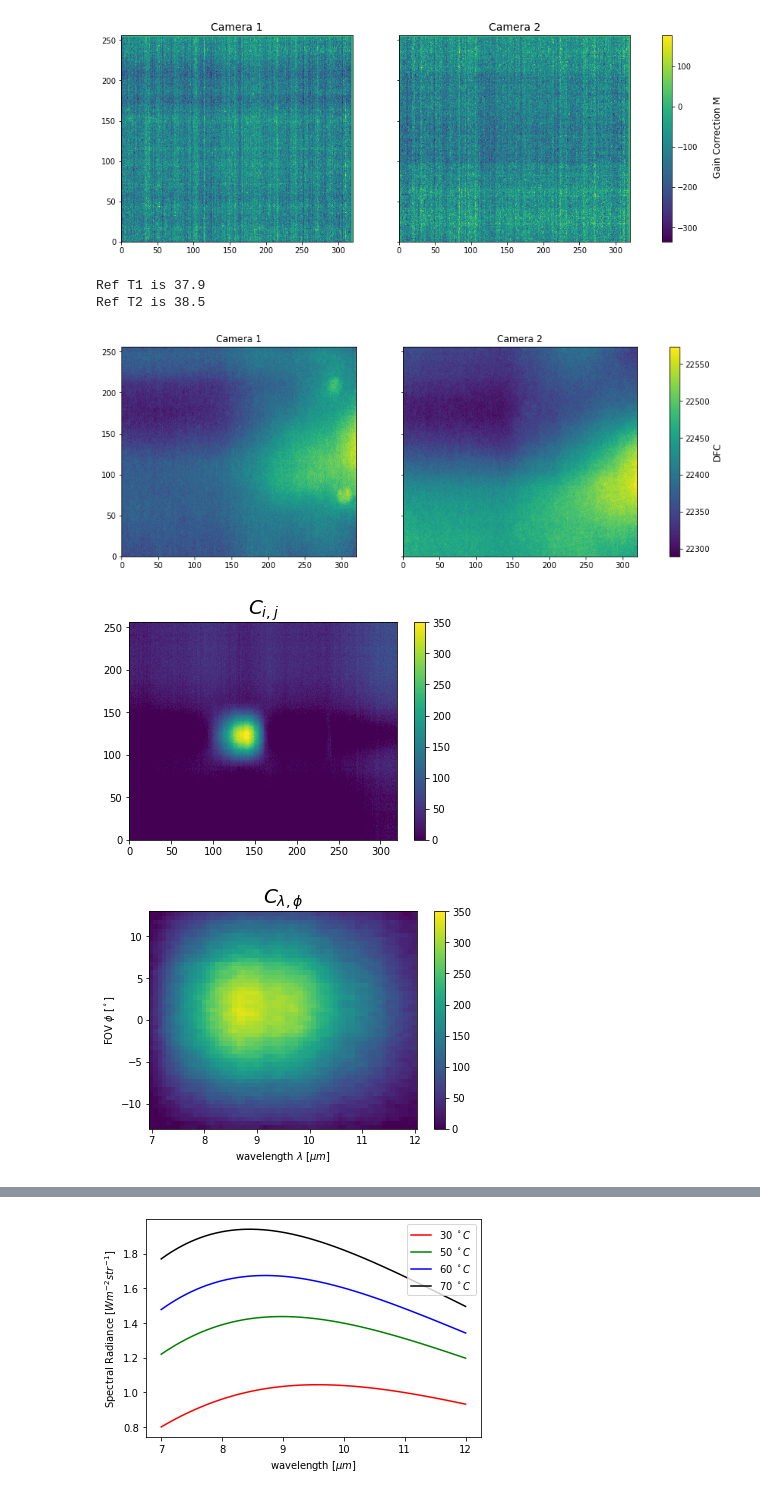
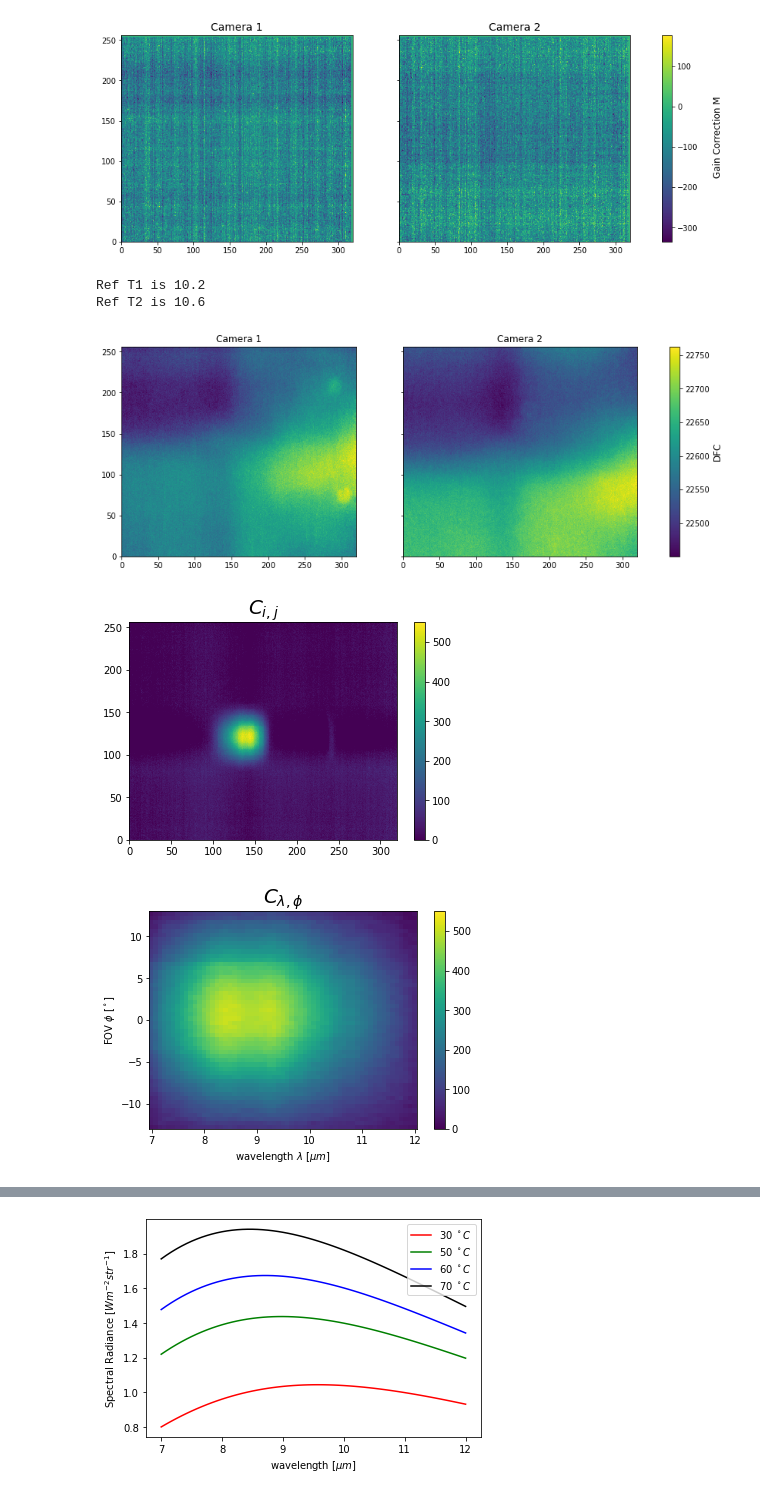
Before and after one commit to Polarization-Lab/IRCSP, a Jupyter notebook: calibration/calculate_LUT_with_NUC.ipynb, the cells around one changed output, grey strips where cells are left out. Saved outputs shown, nothing was run; the diff lists cells and outputs as text; code cells hidden in the pictures.

```diff
--- a/calibration/calculate_LUT_with_NUC.ipynb
+++ b/calibration/calculate_LUT_with_NUC.ipynb
@@ -16,7 +16,7 @@ import scipy
 from pathlib import Path
 # %%
 #choose filepath to desired data
-path = '/Volumes/KESU/apr06/LUTS/'
+path = '/Volumes/KESU/may19/LUTS/'
 #note cam definitions are flipped as of FLIRPY ffc fix
 cal_file2 =  '/Volumes/KESU/calibration_files/cam1pixel.h5'
 cal_file1 =  '/Volumes/KESU/calibration_files/cam2pixel.h5'
@@ -66,11 +68,11 @@ tref2 =  df_ref['temps2'].value_counts().idxmax() #most common FPA temp
 print('Ref T1 is '+ str(tref1))
 print('Ref T2 is '+ str(tref2))
 # %% [output]
-Ref T1 is 37.9
-Ref T2 is 38.5
+Ref T1 is 10.2
+Ref T2 is 10.6
 # %%
 #load dark field correction
-df_dark = create_LUT_df(path,'dark.h5')
+df_dark = create_LUT_df(path,'30Cdark.h5')
 
 #correct DFC images for reference temp
 
@@ -78,34 +80,34 @@ df_dark = create_LUT_df(path,'dark.h5')
 D1s = [];
 for i in range(len(df_dark)):
     corr = (tref1 - df_dark['temps1'][i])*M1
     offset = (df_dark['imgs1'][i]- corr)
     D1s.append(offset)
 D1 = np.mean(D1s, axis =0)
 
 '''determine DFC in camera 1 '''
 D2s = [];
 for i in range(len(df_dark)):
     corr   = (tref2 - df_dark['temps2'][i])*M2
     offset = (df_dark['imgs2'][i]- corr)
     D2s.append(offset)
 D2 = np.mean(D2s, axis =0)
 
 #plot DFCs
 fig, axes = plt.subplots(nrows=1, ncols=2, figsize=(15, 5),sharey = True)
 p1 = axes[0].pcolormesh(D1,shading = 'auto')
 #axes[0].set_ylabel('Angular FOV [$^\circ$]',fontsize = 12)
 #axes[0].set_xlabel('Wavelength [$\mu m$]'  ,fontsize = 12)
 axes[0].set_title('Camera 1')
 
 p2 = axes[1].pcolormesh(D2,shading = 'auto')
 #axes[1].set_xlabel('Wavelength [$\mu m$]'  ,fontsize = 12)
 axes[1].set_title('Camera 2')
 cbar = fig.colorbar(p1, ax=axes.ravel().tolist())
 cbar.ax.set_ylabel('DFC',fontsize = 12)
 
 plt.show()
 # %% [output]
-[figure, old version]
+[figure, new version]
 # %%
 def DFC(im,t,tref,D,M):
     dark_corr = D + (tref-t)*M
@@ -140,11 +142,11 @@ df = apply_DFC_to_df(df_i,D1,D2,tref1,tref2,M1,M2)
 rn = df['imgs2'][1];
 plt.pcolormesh(rn+30,shading = 'auto')
 plt.title('$C_{i,j}$',fontsize = 20)
-plt.clim([0,350])
+plt.clim([0,550])
 plt.colorbar()
 plt.show()
 # %% [output]
-[figure, old version]
+[figure, new version]
 # %%
 cn = pixel_registration(rn,cal_file2,waves,ymin2,ymax2)
 
@@ -153,13 +155,13 @@ X,Y = np.meshgrid(waves,angles)
 
 plt.pcolormesh(X,Y,cn,shading = 'auto')
 plt.title('$C_{\lambda,\phi}$',fontsize = 20)
-plt.clim([0,350])
+plt.clim([0,550])
 plt.ylabel('FOV $\phi$ [$^\circ$]')
 plt.xlabel('wavelength $\lambda$ [$\mu m$]')
 plt.colorbar()
 plt.show()
 # %% [output]
-[figure, old version]
+[figure, new version]
 # %%
 #apply pixel registration and NUC to full dataset
 mean_ims1 =[]
```
Also changed, not shown: parts of 8 cells of this notebook, 3 other files.
